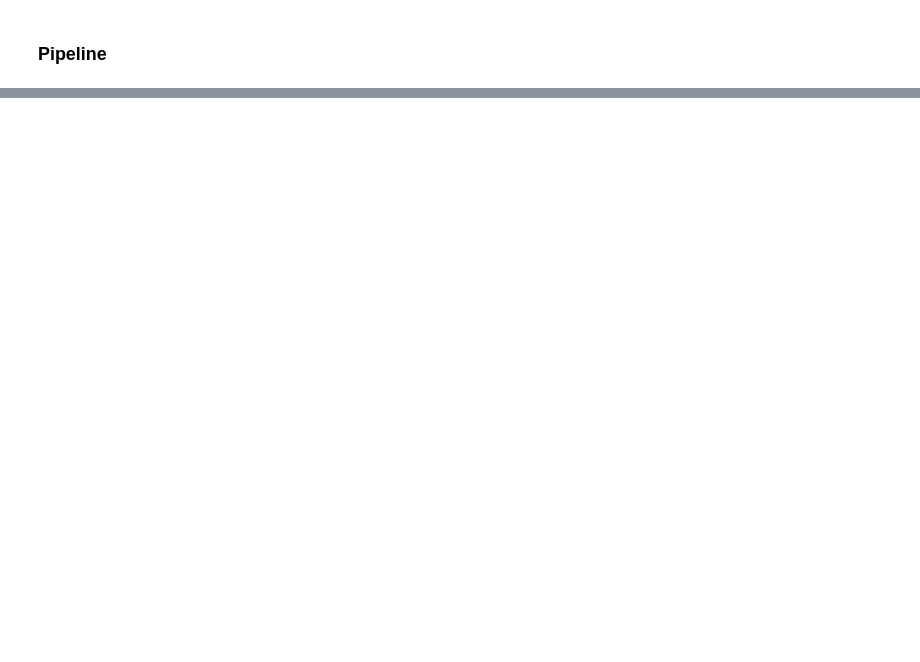
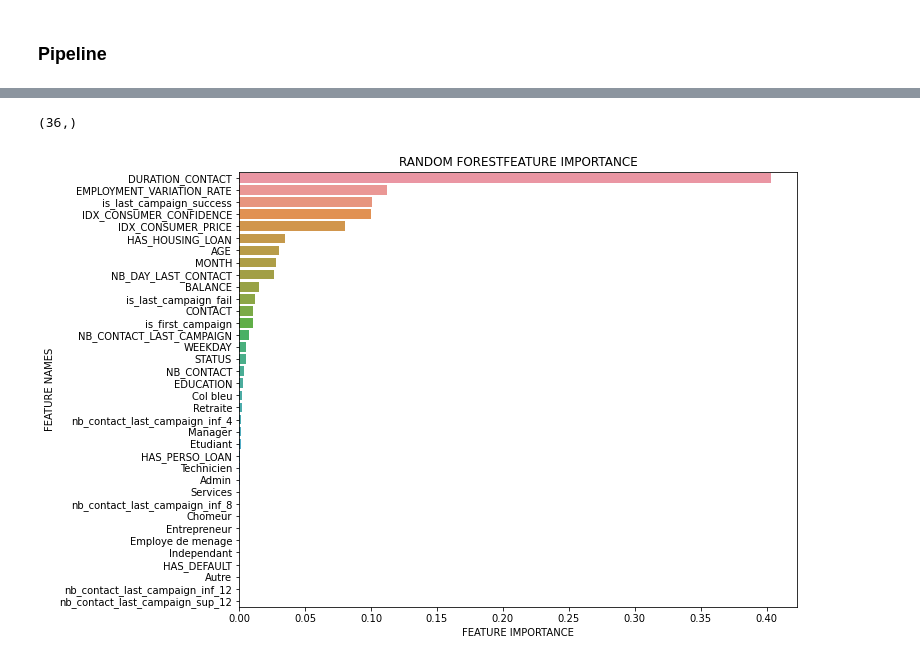
Before and after one commit to emilio-desousa/product_subscription, a Jupyter notebook: notebooks/test_for_features.ipynb, the cells around one changed output, grey strips where cells are left out. Drawn from its saved outputs; the diff is of its cells as text; code cells hidden in the pictures; blank space fills up the shorter version.

Commit message:
[ADD] Pipeline quasssssiiiiii fini et feature importance sur un Random Forest : Fait :)

```diff
--- a/notebooks/test_for_features.ipynb
+++ b/notebooks/test_for_features.ipynb
@@ -49,0 +151,4 @@ clf = Pipeline_sickit(steps=[ ('preprocessor' , preprocessor),
+# %%
+clf = Pipeline(steps=[ ('preprocessor' , preprocessor),
+                           ('rf',  RandomForestClassifier(criterion='gini', max_depth=27, min_samples_leaf=40, min_samples_split=10, n_estimators=70)) ])
+rdf = clf.fit(X_train, y_train)
@@ -49,0 +170,4 @@ clf = Pipeline_sickit(steps=[ ('preprocessor' , preprocessor),
+# %%
+rdf[1].feature_importances_.shape
+# %% [output]
+(36,)
@@ -49,0 +196,43 @@ clf = Pipeline_sickit(steps=[ ('preprocessor' , preprocessor),
+# %%
+FINAL_COLUMNS = [
+    stg.COL_RAW_AGE,
+    stg.COL_RAW_HAS_DEFAULT,
+    stg.COL_RAW_BALANCE,
+    stg.COL_RAW_HAS_HOUSING_LOAN,
+    stg.COL_RAW_HAS_PERSO_LOAN,
+    stg.COL_RAW_DURATION_CONTACT,
+    stg.COL_RAW_NB_CONTACT,
+    stg.COL_RAW_NB_DAY_LAST_CONTACT,
+    stg.COL_RAW_NB_CONTACT_LAST_CAMPAIGN,
+    stg.COL_RAW_EMPL_VAR_RATE,
+    stg.COL_RAW_IDX_CSMR_PRICE,
+    stg.COL_RAW_IDX_CSMR_CONFIDENCE,
+    stg.COL_MONTH,
+    stg.COL_WEEKDAY,
+    "is_first_campaign",
+    "nb_contact_last_campaign_inf_4",
+    "nb_contact_last_campaign_inf_8",
+    "nb_contact_last_campaign_inf_12",
+    "nb_contact_last_campaign_sup_12",
+    stg.COL_RAW_STATUS,
+    stg.COL_RAW_EDUCATION,
+    stg.COL_RAW_CONTACT,
+    "is_last_campaign_success",
+    "is_last_campaign_fail",
+    "Admin",
+    "Chomeur",
+    "Col bleu",
+    "Employe de menage",
+    "Entrepreneur",
+    "Etudiant",
+    "Independant",
+    "Manager",
+    "Retraite",
+    "Services",
+    "Technicien",
+    "Autre",
+]
+# %%
+plot_feature_importance(rdf[1].feature_importances_,FINAL_COLUMNS,'RANDOM FOREST')
+# %% [output]
+[figure, added]
```
Also changed, not shown: parts of 10 cells of this notebook, 3 other files.
